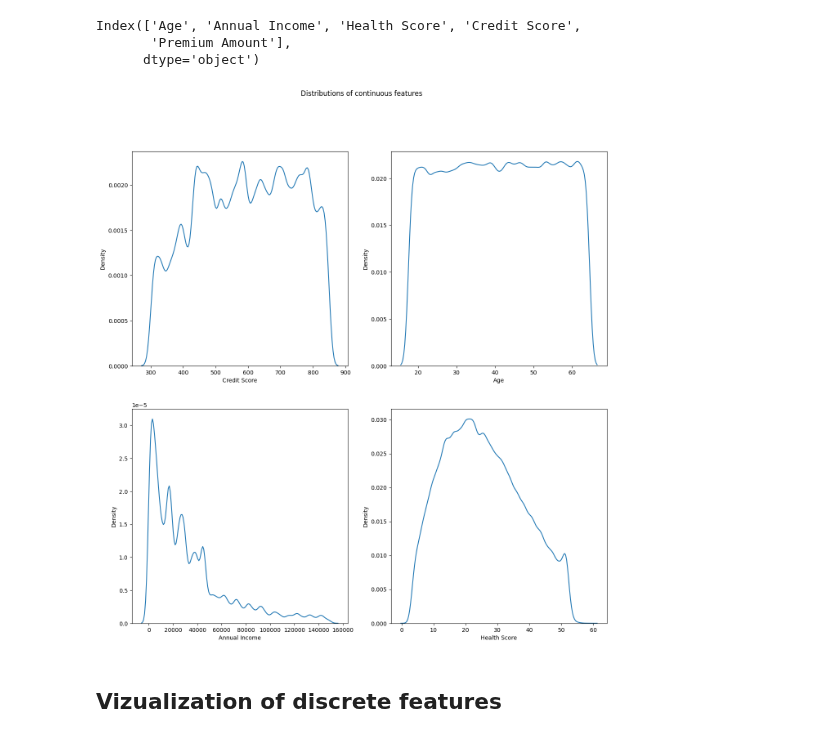
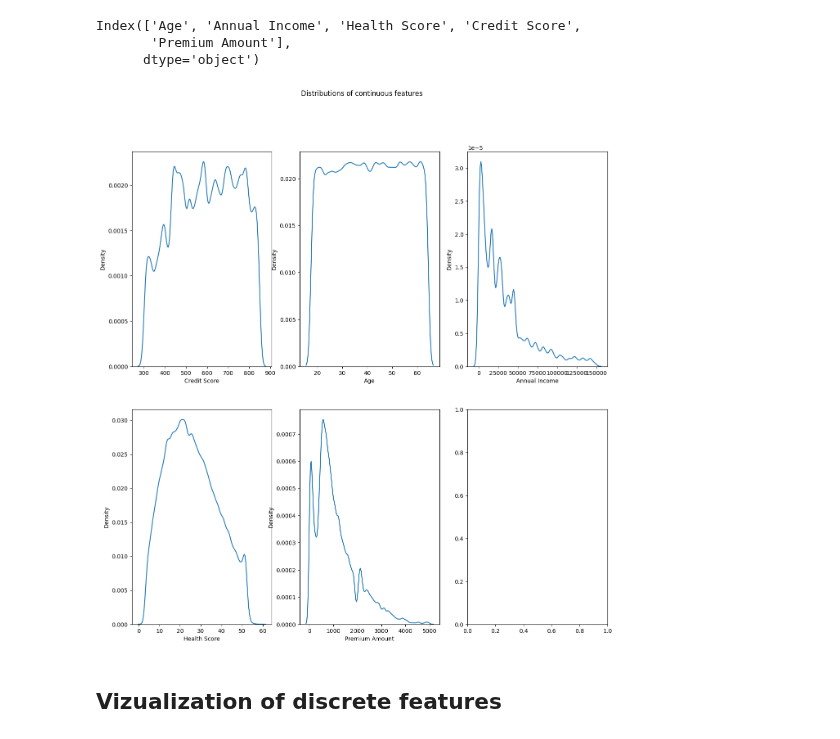
Before and after one commit to DenysGolub/Kaggle-Notebooks, a Jupyter notebook: eda-ml-for-insurance.ipynb, the cells around one changed output. Cells and saved outputs as stored; diff of their text form; code cells hidden in the pictures.

Commit message:
Kaggle Notebook | 💼 Calculating Premiums Like a Pro (or Not) 🧐 | Version 15

```diff
--- a/eda-ml-for-insurance.ipynb
+++ b/eda-ml-for-insurance.ipynb
@@ -206,20 +206,22 @@ Index(['Age', 'Annual Income', 'Health Score', 'Credit Score',
        'Premium Amount'],
       dtype='object')
 # %%
-fig, axes = plt.subplots(2, 2, figsize=(15,15))
+fig, axes = plt.subplots(2, 3, figsize=(15,15))
 fig.suptitle('Distributions of continuous features')
 
 
 sns.kdeplot(ax=axes[0,0], data=X_train, x='Credit Score')
 axes[0,0] = 'Credit Score Distribution'
 sns.kdeplot(ax=axes[0,1], data=X_train, x='Age')
 axes[0,1] = 'Age Distribution'
-sns.kdeplot(ax=axes[1,0], data=X_train, x='Annual Income')
-axes[1,0] = 'Annual Income Distribution'
-sns.kdeplot(ax=axes[1,1], data=X_train, x='Health Score')
-axes[1,1] = 'Health Score Distribution'
+sns.kdeplot(ax=axes[0,2], data=X_train, x='Annual Income')
+axes[0,2] = 'Annual Income Distribution'
+sns.kdeplot(ax=axes[1,0], data=X_train, x='Health Score')
+axes[1,0] = 'Health Score Distribution'
+sns.kdeplot(ax=axes[1,1], data=X_train, x='Premium Amount')
+axes[1,1] = 'Premium Amount Distribution'
 # %% [output]
-[figure, old version]
+[figure, new version]
 # %% [markdown]
 ## Vizualization of discrete features
 # %%
```
Also changed, not shown: parts of 5 cells of this notebook.
